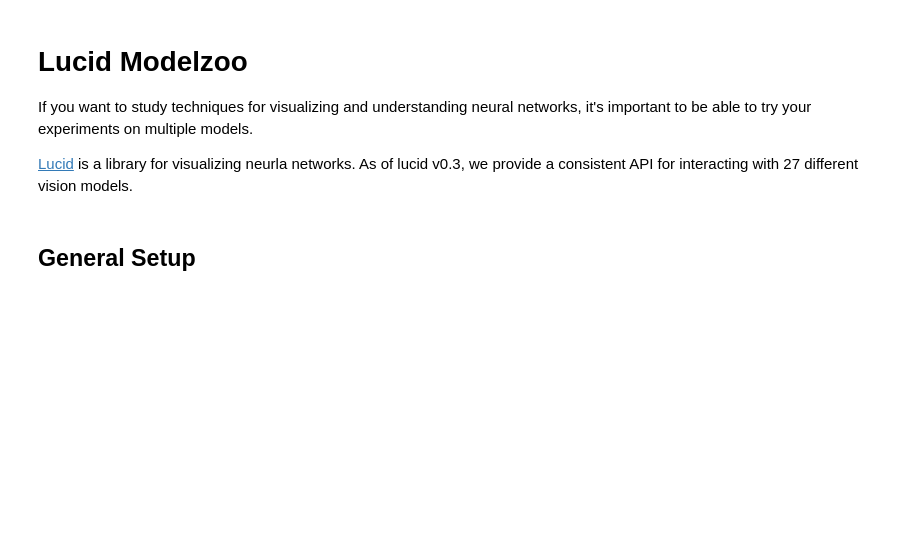
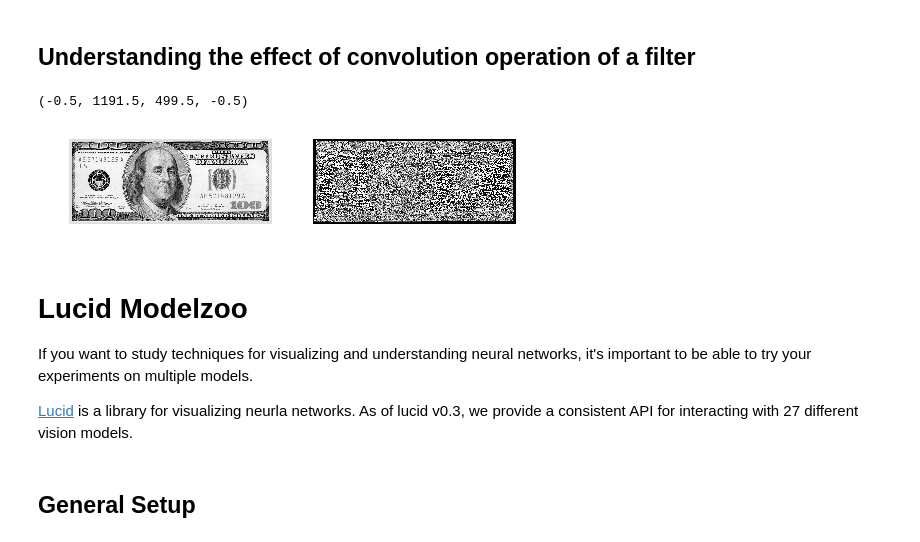
Before and after one commit to trived76/ECE1512-Homework2-Maharshi, a Jupyter notebook: ECE1512_HOMEWORK2_by_MAHARSHI.ipynb, the cells around one changed output. Saved outputs shown, nothing was run; the diff lists cells and outputs as text; code cells hidden in the pictures; blank space fills up the shorter version.

```diff
--- a/ECE1512_HOMEWORK2_by_MAHARSHI.ipynb
+++ b/ECE1512_HOMEWORK2_by_MAHARSHI.ipynb
@@ -1,5 +1,24 @@
 # %% [markdown]
 <a href="https://colab.research.google.com/github/trived76/ECE1512-Homework2-Maharshi/blob/master/ECE1512_HOMEWORK2_by_MAHARSHI.ipynb" target="_parent"><img src="https://colab.research.google.com/assets/colab-badge.svg" alt="Open In Colab"/></a>
+# %% [markdown]
+## Understanding the effect of convolution operation of a filter
+# %%
+import cv2
+img_temp=cv2.imread('filter_edge.tif', -cv2.IMREAD_ANYDEPTH)
+k = np.array([[-1,-2,-1],[0,0,0],[1,2,1]])
+
+from scipy import ndimage
+import matplotlib.pyplot as plt
+after_convol=ndimage.convolve(img_temp, k)
+plt.subplot(1,2,1)
+plt.imshow(img_temp,cmap="Greys_r")
+plt.axis('off')
+plt.subplot(1,2,2)
+plt.imshow(after_convol,cmap="Greys_r")
+plt.axis('off')
+# %% [output]
+(-0.5, 1191.5, 499.5, -0.5)
+[figure, added]
 # %% [markdown]
 # Lucid Modelzoo
 
```
Also changed, not shown: parts of 7 cells of this notebook.
